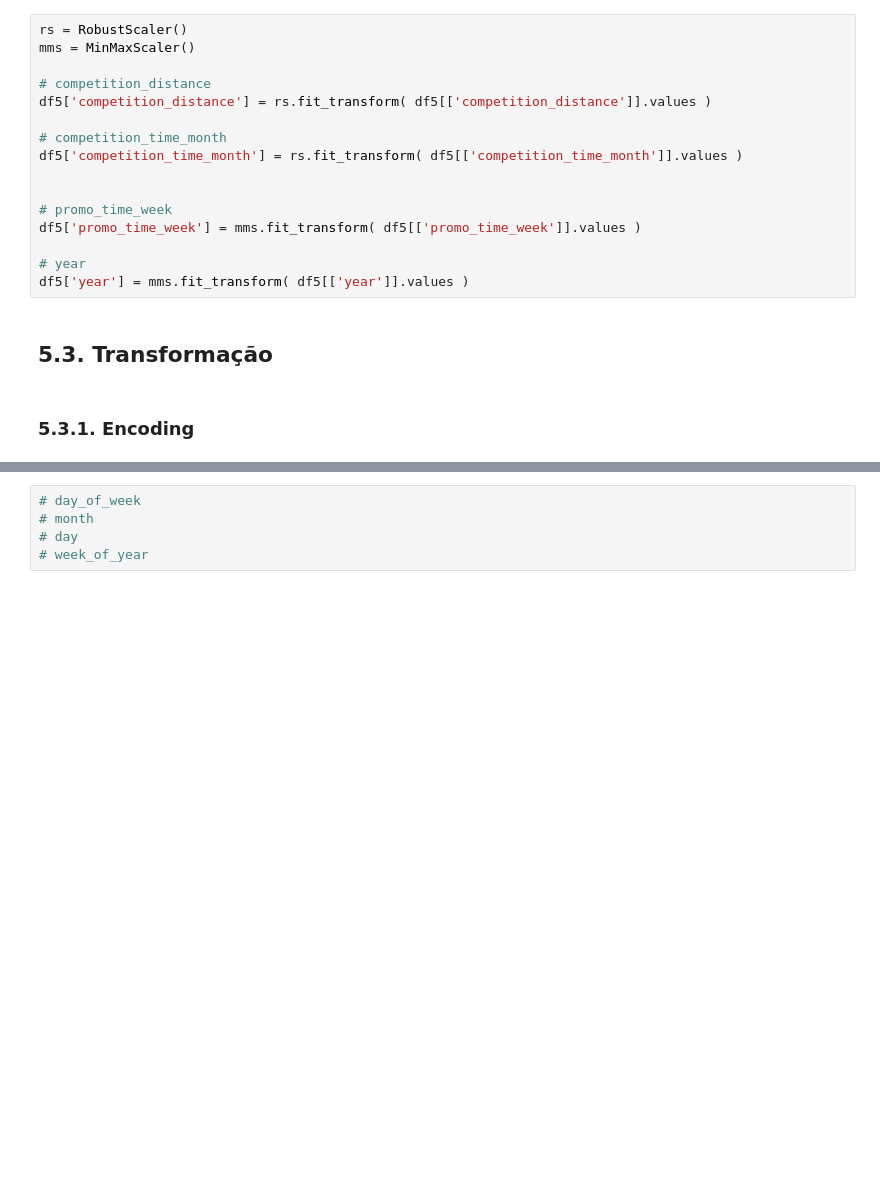
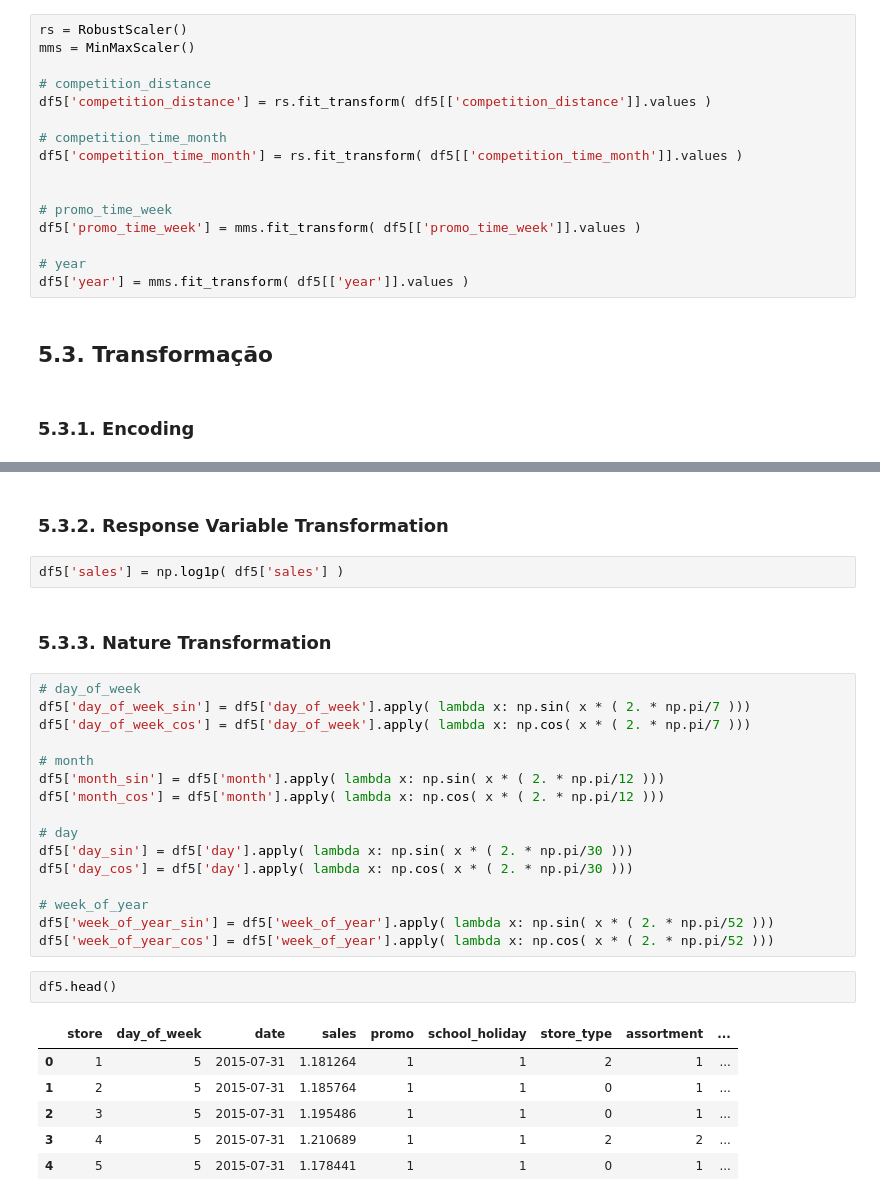
Before and after one commit to leonardonunciatelli/Predict_Sales, a Jupyter notebook: m05_v01_store_sales_prediction.ipynb, the cells around one changed output, grey strips where cells are left out. Drawn from its saved outputs; the diff is of its cells as text; blank space fills up the shorter version.

```diff
--- a/m05_v01_store_sales_prediction.ipynb
+++ b/m05_v01_store_sales_prediction.ipynb
@@ -1025,5 +1023,31 @@ KeyError: "None of [Index(['state_holiday'], dtype='object')] are in the [column
-# %%
-# day_of_week
-# month
-# day
-# week_of_year
+# %% [markdown]
+### 5.3.2. Response Variable Transformation
+# %%
+df5['sales'] = np.log1p( df5['sales'] )
+# %% [markdown]
+### 5.3.3. Nature Transformation
+# %%
+# day_of_week
+df5['day_of_week_sin'] = df5['day_of_week'].apply( lambda x: np.sin( x * ( 2. * np.pi/7 )))
+df5['day_of_week_cos'] = df5['day_of_week'].apply( lambda x: np.cos( x * ( 2. * np.pi/7 )))
+
+# month
+df5['month_sin'] = df5['month'].apply( lambda x: np.sin( x * ( 2. * np.pi/12 )))
+df5['month_cos'] = df5['month'].apply( lambda x: np.cos( x * ( 2. * np.pi/12 )))
+
+# day
+df5['day_sin'] = df5['day'].apply( lambda x: np.sin( x * ( 2. * np.pi/30 )))
+df5['day_cos'] = df5['day'].apply( lambda x: np.cos( x * ( 2. * np.pi/30 )))
+
+# week_of_year
+df5['week_of_year_sin'] = df5['week_of_year'].apply( lambda x: np.sin( x * ( 2. * np.pi/52 )))
+df5['week_of_year_cos'] = df5['week_of_year'].apply( lambda x: np.cos( x * ( 2. * np.pi/52 )))
+# %%
+df5.head()
+# %% [output]
+|  | store | day_of_week | date | sales | promo | school_holiday | store_type | assortment | ... |
+| 0 | 1 | 5 | 2015-07-31 | 1.181264 | 1 | 1 | 2 | 1 | ... |
+| 1 | 2 | 5 | 2015-07-31 | 1.185764 | 1 | 1 | 0 | 1 | ... |
+| 2 | 3 | 5 | 2015-07-31 | 1.195486 | 1 | 1 | 0 | 1 | ... |
+| 3 | 4 | 5 | 2015-07-31 | 1.210689 | 1 | 1 | 2 | 2 | ... |
+| 4 | 5 | 5 | 2015-07-31 | 1.178441 | 1 | 1 | 0 | 1 | ... |
```
Also changed, not shown: parts of 6 cells of this notebook.
